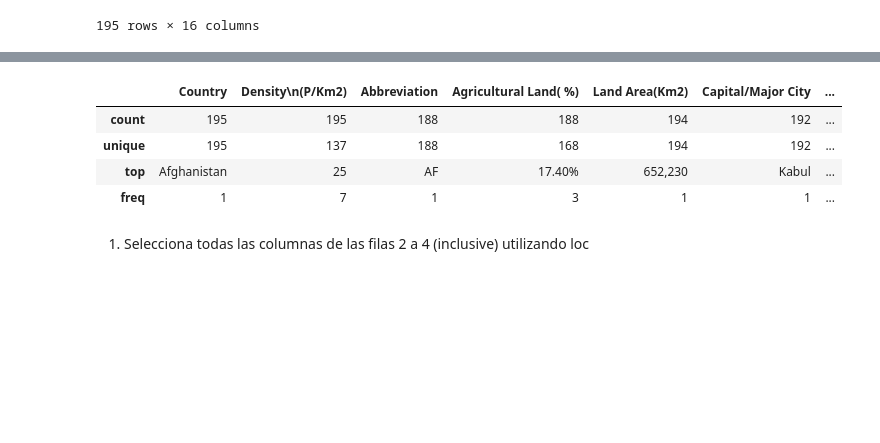
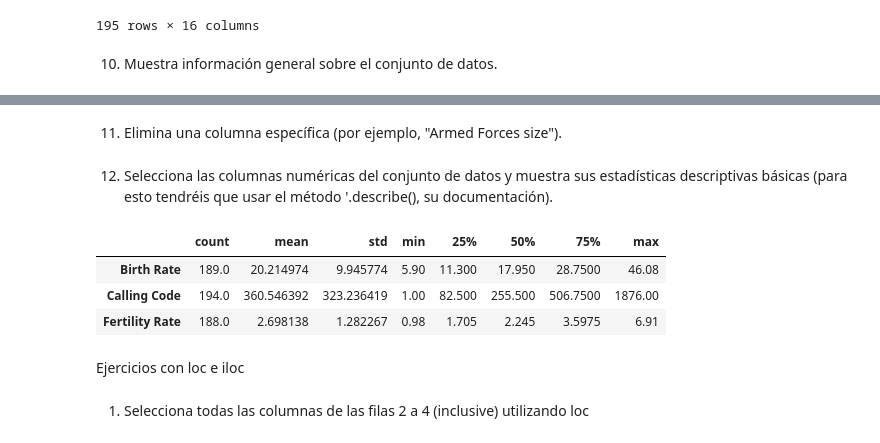
Before and after one commit to Adalab/da-modulo3-sprint1-pairprogramming-MaricarrmenAnaG, a Jupyter notebook: Pair_Programming_EDA.ipynb, the cells around one changed output, grey strips where cells are left out. Cells and saved outputs as stored; diff of their text form; code cells hidden in the pictures; blank space fills up the shorter version.

```diff
--- a/Pair_Programming_EDA.ipynb
+++ b/Pair_Programming_EDA.ipynb
@@ -112,6 +130,8 @@ df_world.notnull()
 | 193 | True | True | True | True | True | True | ... |
 | 194 | True | True | True | True | True | True | ... |
 195 rows × 16 columns
+# %% [markdown]
+10. Muestra información general sobre el conjunto de datos.
 # %%
 df_world.info()
 # %% [output]
@@ -132,16 +152,21 @@ Data columns (total 16 columns):
  15  Gasoline Price         175 non-null    object
 dtypes: float64(3), object(13)
 memory usage: 25.9+ KB
+# %% [markdown]
+11. Elimina una columna específica (por ejemplo, "Armed Forces size").
 # %%
 df_world.drop("Armed Forces size", axis=1, inplace=True)
+# %% [markdown]
+12. Selecciona las columnas numéricas del conjunto de datos y muestra sus estadísticas descriptivas básicas (para esto tendréis que usar el método '.describe(), su documentación).
 # %%
-df_world.describe(include='object')  ####INCOMPLETO####
+df_world.describe(exclude='object').T
 # %% [output]
-|  | Country | Density\n(P/Km2) | Abbreviation | Agricultural Land( %) | Land Area(Km2) | Capital/Major City | ... |
-| count | 195 | 195 | 188 | 188 | 194 | 192 | ... |
-| unique | 195 | 137 | 188 | 168 | 194 | 192 | ... |
-| top | Afghanistan | 25 | AF | 17.40% | 652,230 | Kabul | ... |
-| freq | 1 | 7 | 1 | 3 | 1 | 1 | ... |
+|  | count | mean | std | min | 25% | 50% | 75% | max |
+| Birth Rate | 189.0 | 20.214974 | 9.945774 | 5.90 | 11.300 | 17.950 | 28.7500 | 46.08 |
+| Calling Code | 194.0 | 360.546392 | 323.236419 | 1.00 | 82.500 | 255.500 | 506.7500 | 1876.00 |
+| Fertility Rate | 188.0 | 2.698138 | 1.282267 | 0.98 | 1.705 | 2.245 | 3.5975 | 6.91 |
+# %% [markdown]
+Ejercicios con loc e iloc
 # %% [markdown]
 1. Selecciona todas las columnas de las filas 2 a 4 (inclusive) utilizando loc
 # %%
```
Also changed, not shown: parts of 38 cells of this notebook.
